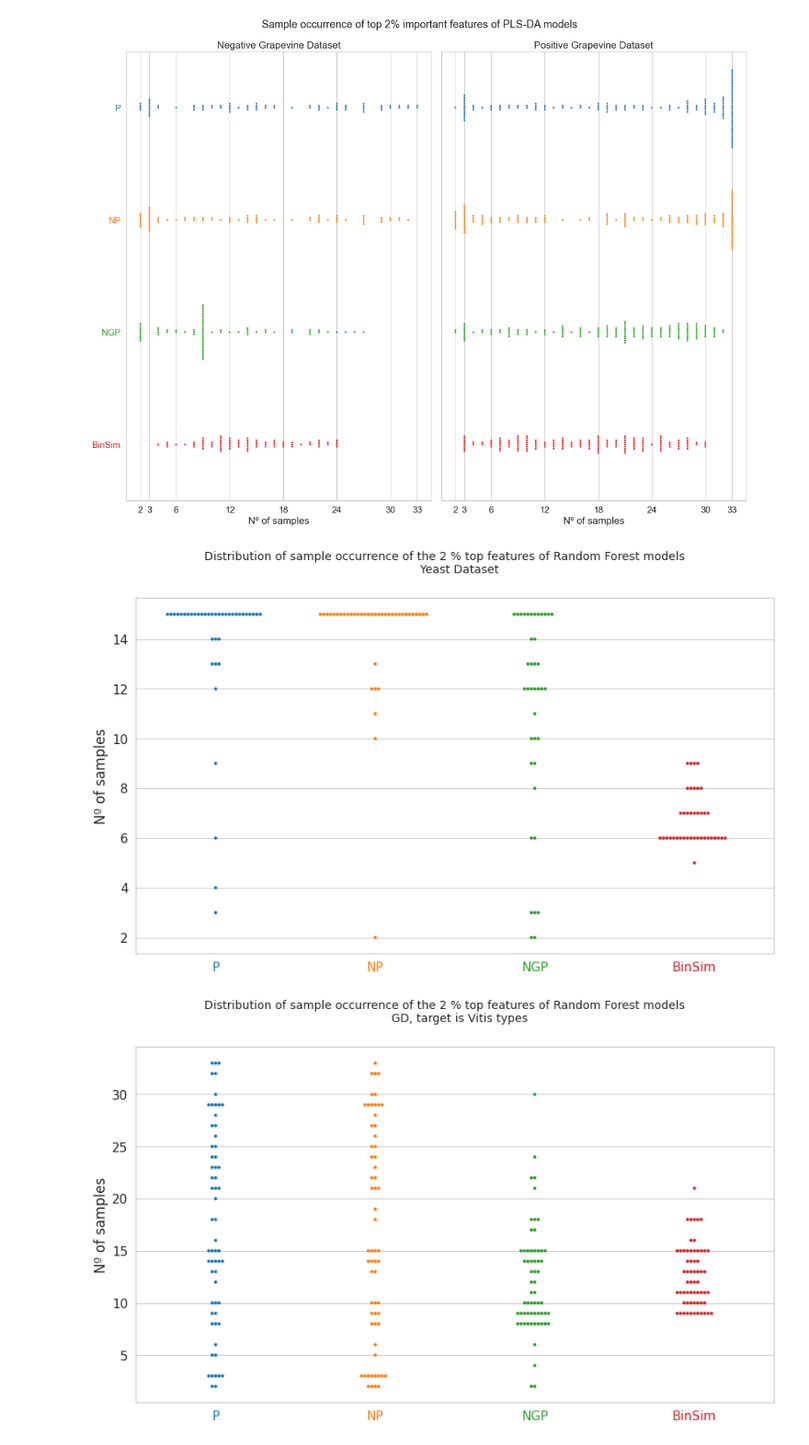
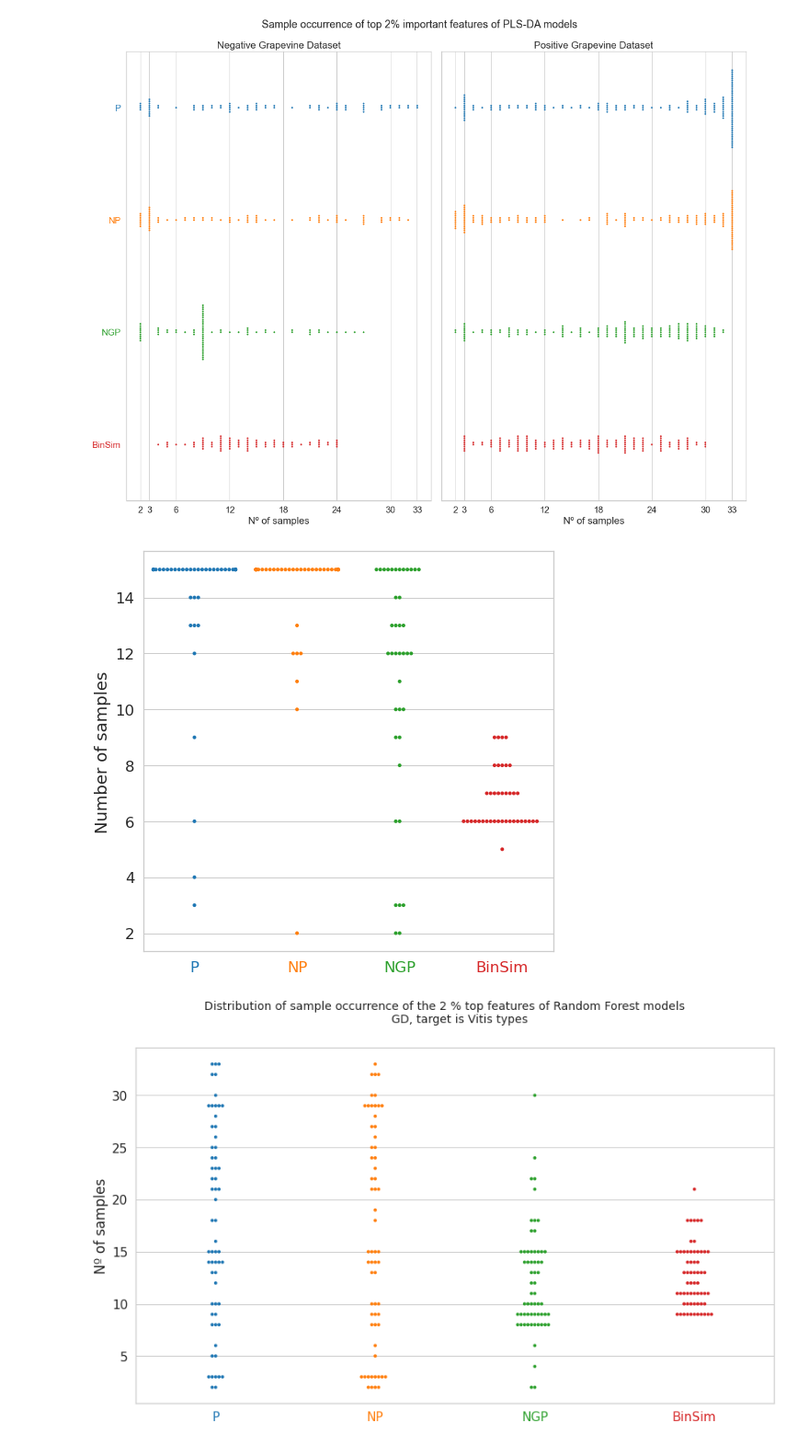
Before and after one commit to aeferreira/binsim_paper, a Jupyter notebook: paper_binsim_supervised.ipynb, the cells around one changed output. Shown at 92% size. Cells and saved outputs as stored; diff of their text form; code cells hidden in the pictures.

Commit message:
Improved important features figures.

```diff
--- a/paper_binsim_supervised.ipynb
+++ b/paper_binsim_supervised.ipynb
@@ -1925,5 +1896,5 @@ plt.show()
 # %%
-df_PLSDA_sample_dist = {name: PLSDA_all[name]['n samples'] for name in PLSDA_all if PLSDA_all[name]['dskey']=='GD_neg_global2'}
+df_PLSDA_sample_dist = {name: PLSDA_all[name]['n samples'] for name in PLSDA_all if PLSDA_all[name]['dskey']=='GD_pos_global2'}
 df_PLSDA_sample_dist = pd.DataFrame(df_PLSDA_sample_dist)
 # Plot the swarm plot and adjust parameters
 
@@ -1935,11 +1906,11 @@ with sns.axes_style("whitegrid"):
         sns.swarmplot(data=df_PLSDA_sample_dist, size=4, palette=colors)
 
         ax.set(xticklabels = ['P','NP','NGP','BinSim'])
-        ax.set_ylabel('Nº of samples')
+        ax.set_ylabel('Number of samples')
         for ticklabel, tickcolor in zip(ax.get_xticklabels(), colors):
             ticklabel.set_color(tickcolor)
-        title = """Distribution of sample occurrence of the 2 % top features of Random Forest models
-        Negative Grapevine Dataset"""
+        title = """Distribution of sample occurrence of the 2 % top features of PLS-DA models
+        GDg2+"""
 
         f.suptitle(title, fontsize=14)
 #plt.savefig('RF-NGD-IF')
@@ -1949,22 +1919,0 @@ plt.show()
-# %%
-df_PLSDA_sample_dist = {name: PLSDA_all[name]['n samples'] for name in PLSDA_all if PLSDA_all[name]['dskey']=='GD_pos_global2'}
-df_PLSDA_sample_dist = pd.DataFrame(df_PLSDA_sample_dist)
-# Plot the swarm plot and adjust parameters
-
-with sns.axes_style("whitegrid"):
-    with sns.plotting_context("notebook", font_scale=1.4):
-        f, ax = plt.subplots(figsize=(14,8))
-
-        colors = sns.color_palette('tab10', 4)
-        sns.swarmplot(data=df_PLSDA_sample_dist, size=4, palette=colors)
-
-        ax.set(xticklabels = ['P','NP','NGP','BinSim'])
-        ax.set_ylabel('Nº of samples')
-        for ticklabel, tickcolor in zip(ax.get_xticklabels(), colors):
-            ticklabel.set_color(tickcolor)
-        title = """Distribution of sample occurrence of the 2 % top features of Random Forest models
-        Negative Grapevine Dataset"""
-
-        f.suptitle(title, fontsize=14)
-#plt.savefig('RF-NGD-IF')
-plt.show()
@@ -2008,27 +1955,29 @@ with sns.axes_style("whitegrid"):
 # %%
 df_PLSDA_sample_dist = {name: PLSDA_all[name]['n samples'] for name in PLSDA_all if PLSDA_all[name]['dskey']=='YD'}
 df_PLSDA_sample_dist = pd.DataFrame(df_PLSDA_sample_dist)
 # Plot the swarm plot and adjust parameters
 
 with sns.axes_style("whitegrid"):
-    with sns.plotting_context("notebook", font_scale=1.4):
-        f, ax = plt.subplots(figsize=(14,8))
+    with sns.plotting_context("notebook", font_scale=1.5):
+        f, ax = plt.subplots(figsize=(8,8))
 
         colors = sns.color_palette('tab10', 4)
         sns.swarmplot(data=df_PLSDA_sample_dist, size=4, palette=colors)
 
         ax.set(xticklabels = ['P','NP','NGP','BinSim'])
-        ax.set_ylabel('Nº of samples')
+        ax.set_ylabel('Number of samples')
         for ticklabel, tickcolor in zip(ax.get_xticklabels(), colors):
             ticklabel.set_color(tickcolor)
-        title = """Distribution of sample occurrence of the 2 % top features of Random Forest models
-        Yeast Dataset"""
+        title = """Distribution of sample occurrence of the 2 % top features of PLS-DA models
+        YD 2/15"""
 
-        f.suptitle(title, fontsize=14)
+        #f.suptitle(title, fontsize=14)
+        f.savefig('paperimages/fi_distYD_PLSDA.png', dpi=600)
+        f.savefig('paperimages/fi_distYD_PLSDA.pdf', dpi=200)
 #plt.savefig('RF-NGD-IF')
 plt.show()
 # %% [output]
-[figure, old version]
+[figure, new version]
 # %%
 df_PLSDA_sample_dist = {name: PLSDA_all[name]['n samples'] for name in PLSDA_all if PLSDA_all[name]['dskey']=='vitis_types'}
 df_PLSDA_sample_dist = pd.DataFrame(df_PLSDA_sample_dist)
```
Also changed, not shown: parts of 27 cells of this notebook.
